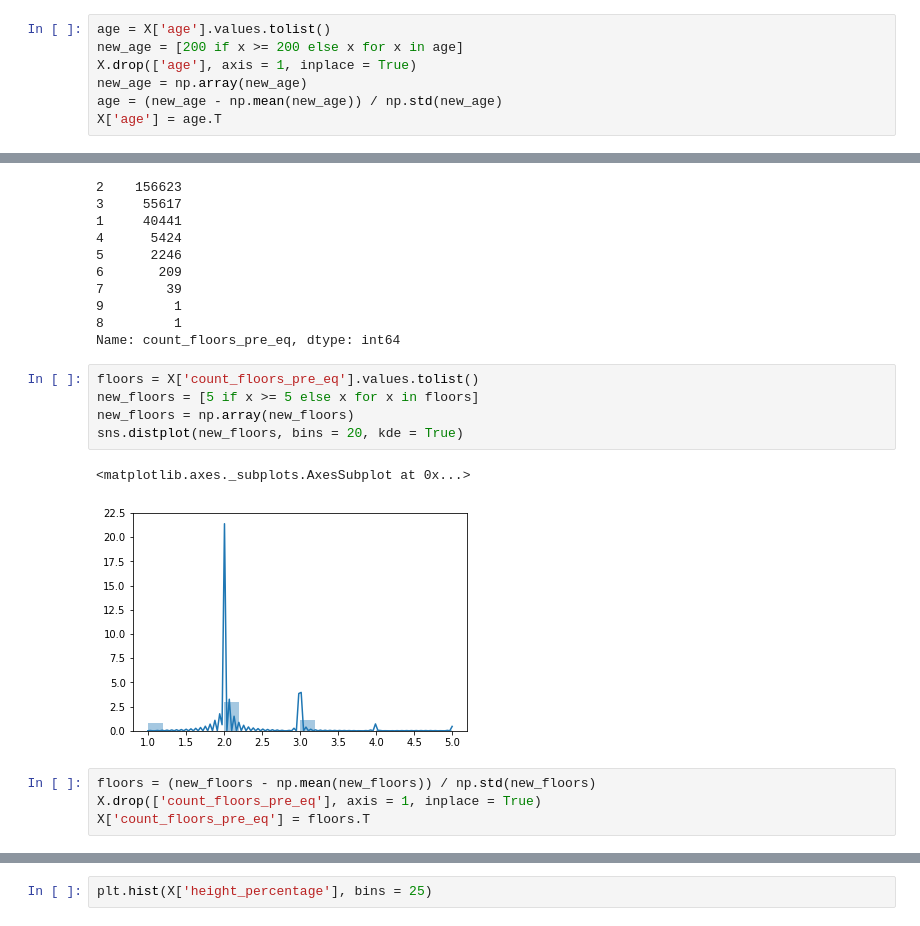
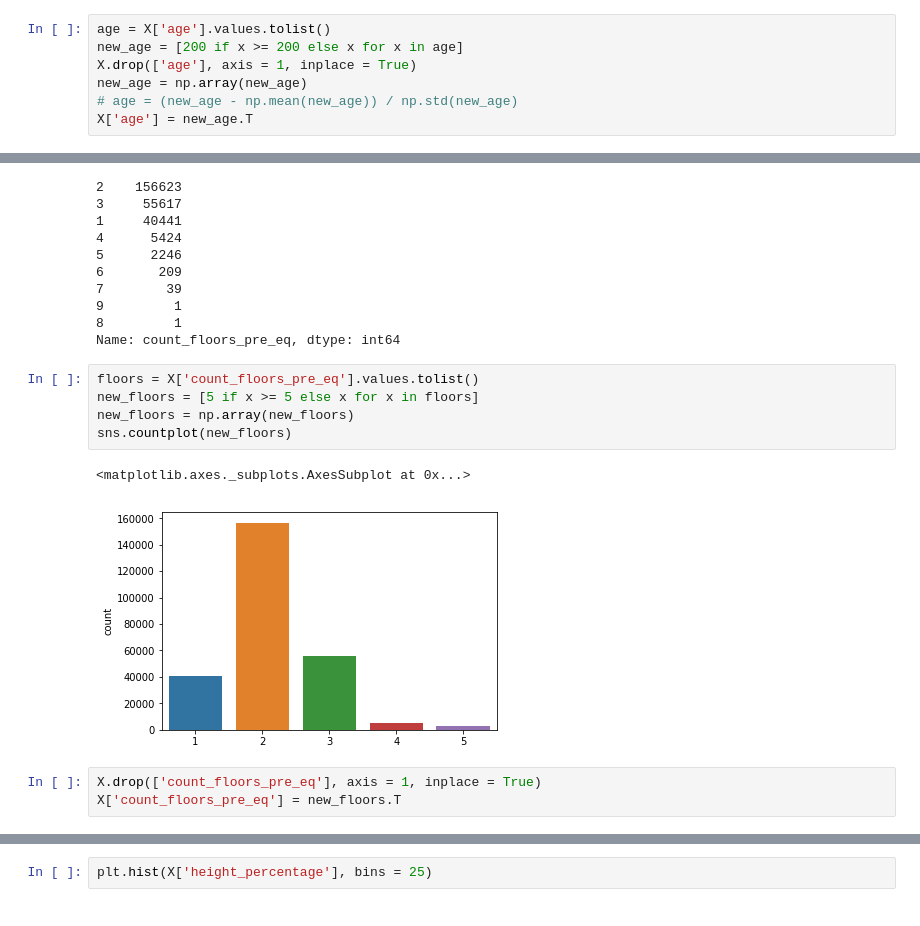
Before and after one commit to SAR2652/Richter-s-Predictor-Modeling-Earthquake-Damage, a Jupyter notebook: new_solution.ipynb, the cells around one changed output, grey strips where cells are left out. Saved outputs shown, nothing was run; the diff lists cells and outputs as text.

```diff
--- a/new_solution.ipynb
+++ b/new_solution.ipynb
@@ -74,8 +87,8 @@ age = X['age'].values.tolist()
 new_age = [200 if x >= 200 else x for x in age]
 X.drop(['age'], axis = 1, inplace = True)
 new_age = np.array(new_age)
-age = (new_age - np.mean(new_age)) / np.std(new_age)
-X['age'] = age.T
+# age = (new_age - np.mean(new_age)) / np.std(new_age)
+X['age'] = new_age.T
 # %%
 sns.distplot(X['age'], bins = 15, kde = True)
 # %% [output]
@@ -102,13 +115,12 @@ Name: count_floors_pre_eq, dtype: int64
 # %%
 floors = X['count_floors_pre_eq'].values.tolist()
 new_floors = [5 if x >= 5 else x for x in floors]
 new_floors = np.array(new_floors)
-sns.distplot(new_floors, bins = 20, kde = True)
+sns.countplot(new_floors)
 # %% [output]
 <matplotlib.axes._subplots.AxesSubplot at 0x...>
-[figure, old version]
+[figure, new version]
 # %%
-floors = (new_floors - np.mean(new_floors)) / np.std(new_floors)
 X.drop(['count_floors_pre_eq'], axis = 1, inplace = True)
-X['count_floors_pre_eq'] = floors.T
+X['count_floors_pre_eq'] = new_floors.T
 # %%
```
Also changed, not shown: parts of 48 cells of this notebook, 4 other files.
